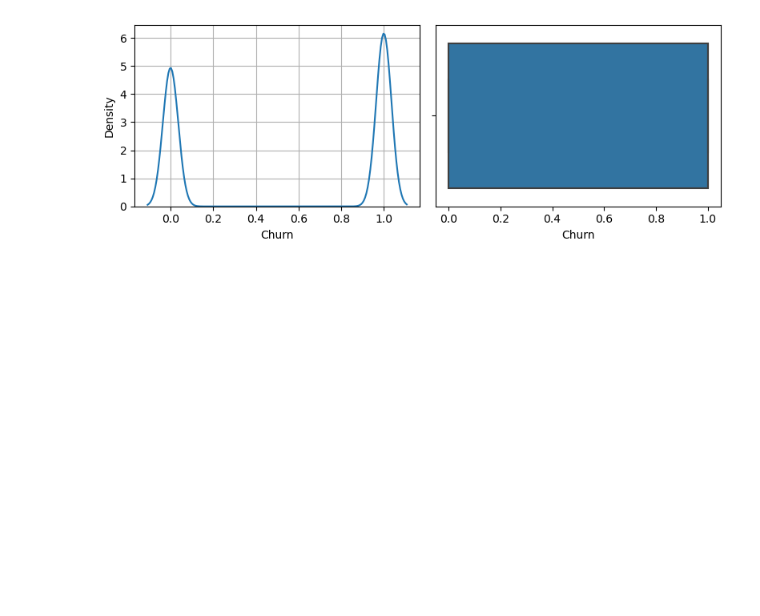
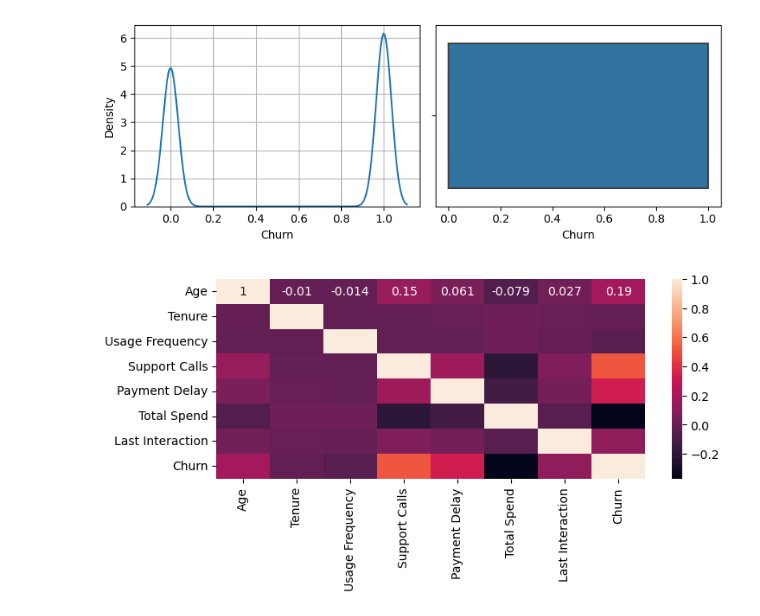
Before and after one commit to Lakshmeesh02/CustomerChurn, a Jupyter notebook: main.ipynb, the cells around one changed output. Drawn from its saved outputs; the diff is of its cells as text; code cells hidden in the pictures; blank space fills up the shorter version.

Commit message:
normalization, heatmaps and boxplots

```diff
--- a/main.ipynb
+++ b/main.ipynb
@@ -123,0 +127,5 @@ for col in df.columns:
+# %%
+sns.heatmap(df.select_dtypes(exclude='object').corr(), annot=True)
+plt.show()
+# %% [output]
+[figure, added]
```
Also changed, not shown: parts of 4 cells of this notebook.
